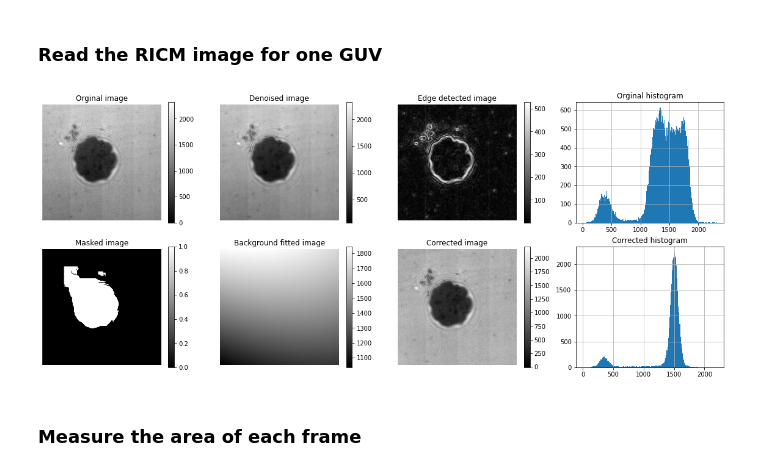
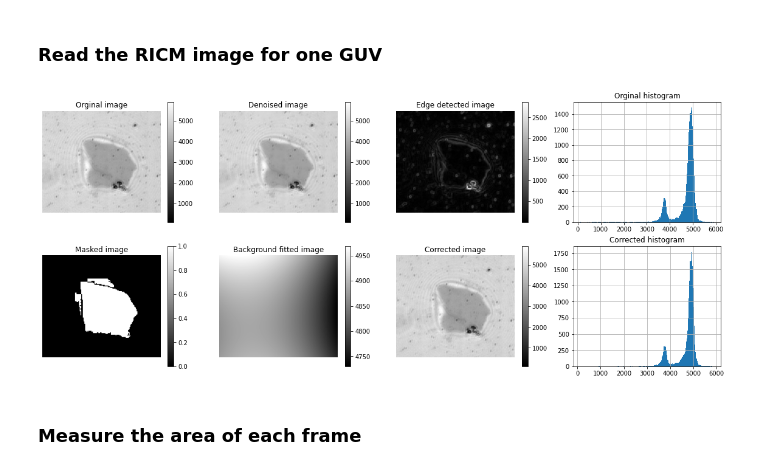
Before and after one commit to ahmed344/RICM-vesicles2, a Jupyter notebook: Area_curves.ipynb, the cells around one changed output. Cells and saved outputs as stored; diff of their text form; code cells hidden in the pictures.

```diff
--- a/Area_curves.ipynb
+++ b/Area_curves.ipynb
@@ -12,29 +12,30 @@ from RICM_VESICLE import RICM, Growth_Area
 # %% [markdown]
 ### Determine the movie details
 # %%
-EXPERIMENT = '20220303_GUV_NTA2_on_SOPC2'    # Experiment name
-DATA = 'chamber3_vesicle_1_MMStack_Default'  # Image name
-GUV = 3                                      # Vesicle name
-dt = 0.538                                   # Actual time interval in seconds
+EXPERIMENT  = '20220310_GUV_NTA2_on_DPPC2'            # Experiment name
+DATA        = 'chamber2_vesicle_2_MMStack_Default'    # Image name
+GUV         = 2                                       # Vesicle name
+dt          = 0.538                                   # Actual time interval in seconds
+first_frame = 700                                     # Staring fram
 # %% [markdown]
 ### Read the RICM image for one GUV
 # %%
 # Read the image
-movie_guv = io.imread(f"Data/{EXPERIMENT}/data/{DATA}-{GUV}.tif")[:]
+movie_guv = io.imread(f"Data/{EXPERIMENT}/data/{DATA}-{GUV}.tif")[first_frame:]
 
 # Subtract the base line
-movie_guv = movie_guv - movie_guv[400:450].mean(axis = 0).min()
+movie_guv = movie_guv - movie_guv[-100:-1].mean(axis = 0).min()
 
 # Take the average
-movie_guv_avg = movie_guv[400:450].mean(axis = 0)
+movie_guv_avg = movie_guv[-1350:-1300].mean(axis = 0)
 
 # Define the RICM class with certain n_inner
 ricm = RICM(movie_guv_avg, n_inner = 1.344, hole = 2)
 
 # Display the way to the RICM height mapping step by step
 ricm.show_summary()
 # %% [output]
-[figure, old version]
+[figure, new version]
 # %% [markdown]
 ### Measure the area of each frame
 # %%
```
Also changed, not shown: parts of 2 cells of this notebook, 1 other file.
